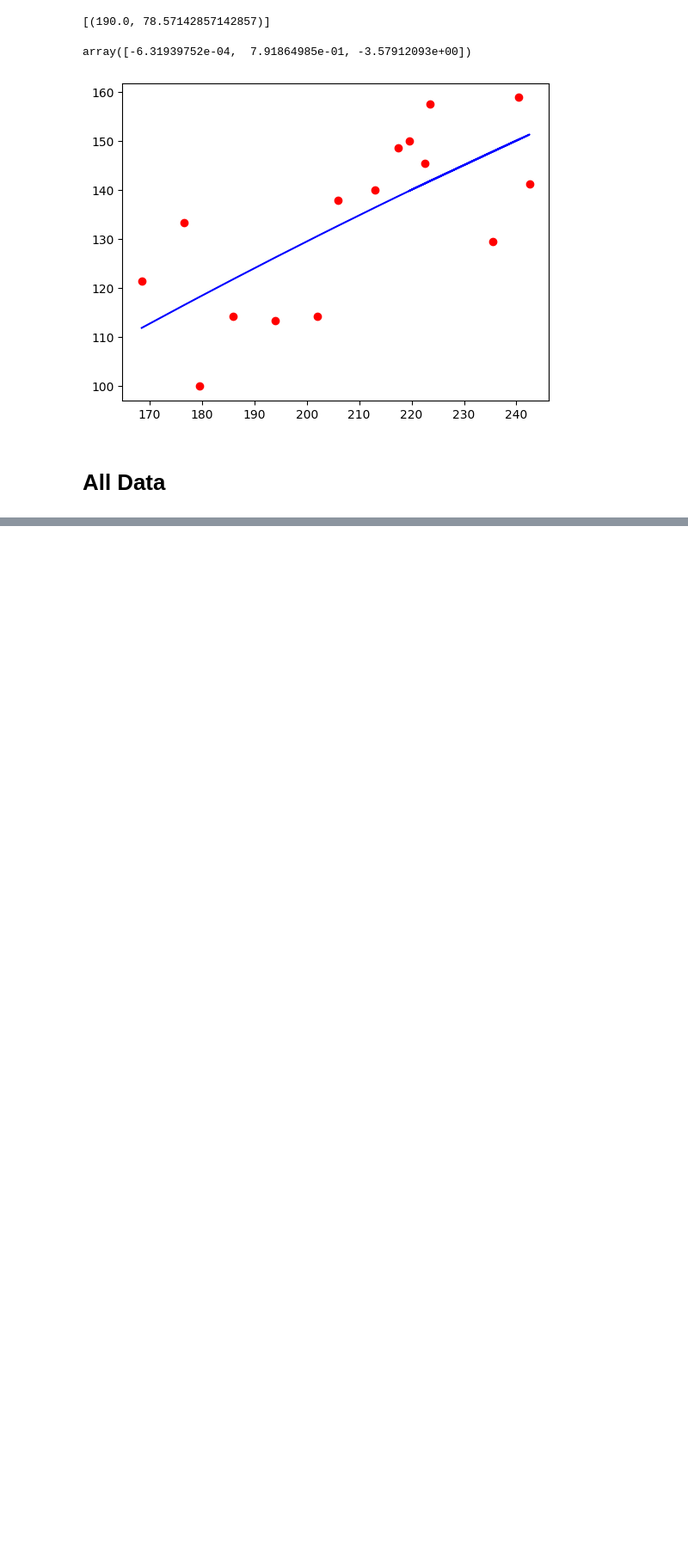
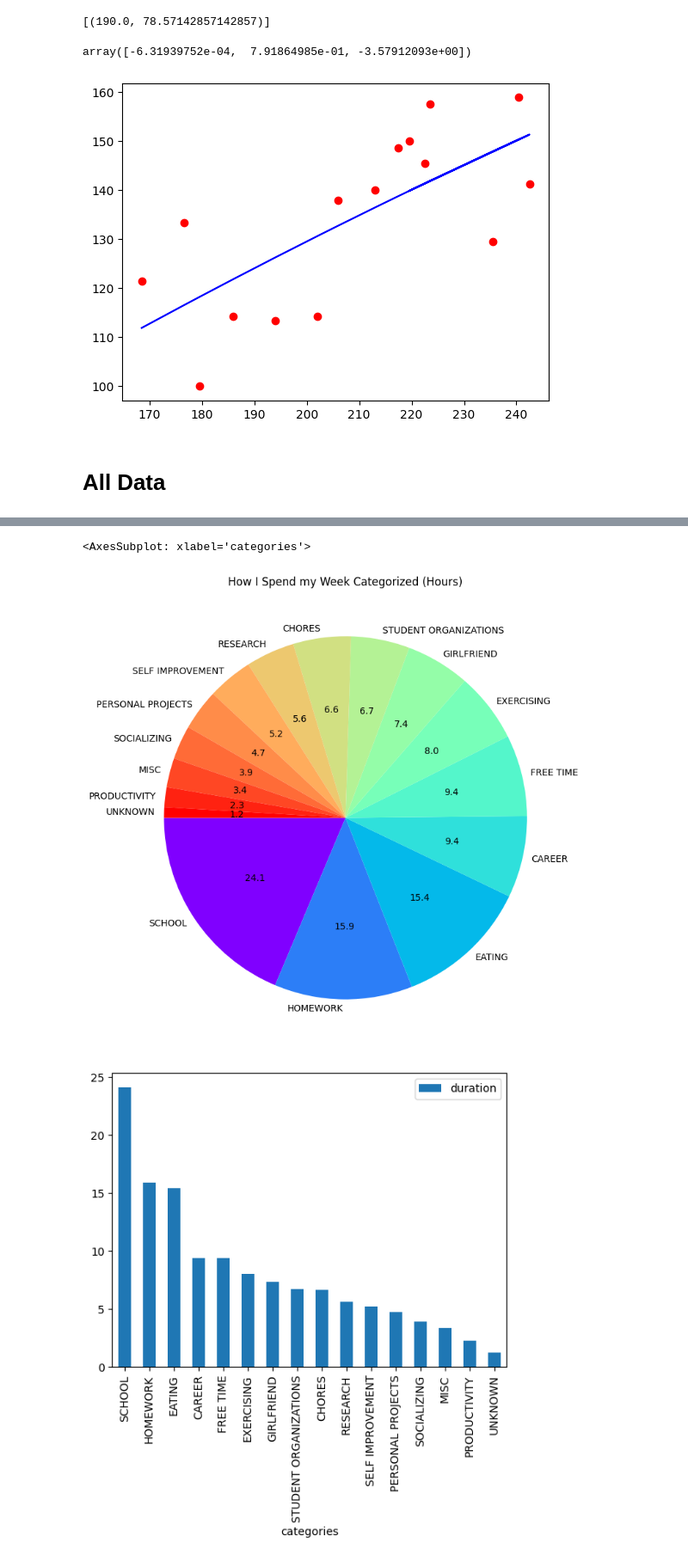
Before and after one commit to MattHandzel/HealthDataAnalysis, a Jupyter notebook: main.ipynb, the cells around one changed output, grey strips where cells are left out. Shown at 86% size. Cells and saved outputs as stored; diff of their text form; code cells hidden in the pictures; blank space fills up the shorter version.

Commit message:
added calendar time tracking functionality

```diff
--- a/main.ipynb
+++ b/main.ipynb
@@ -933,0 +1177,44 @@ array([-6.31939752e-04,  7.91864985e-01, -3.57912093e+00])
+# %%
+events["categories"] = [previous_map[event] if event in previous_map else "UNKNOWN" for event in events["name"]]
+
+# i dont go to cs 225 lecture lol
+def remove_events_with_following_names(dataframe, names):
+  return dataframe[~dataframe["name"].isin(names)]
+
+events = remove_events_with_following_names(events, ["data structures", "night routine & falling asleep", "home", "home :)"])
+
+# filter out the events that are misc or unknown or eating or chores
+
+# events.drop(events[events["categories"] == "UNKNOWN"].index, inplace=True)
+# events.drop(events[events["categories"] == "MISC"].index, inplace=True)
+# events.drop(events[events["categories"] == "EATING"].index, inplace=True)
+# events.drop(events[events["categories"] == "CHORES"].index, inplace=True)
+# events.drop(events[events["categories"] == "PRODUCTIVITY"].index, inplace=True)
+
+# Create a pie chart for how much of each category i spend my time on using the duration
+# %%
+summation = sum_df_by_variable(events, "categories", "duration", "sum")
+summation /= 7
+summation.sort_values(by="duration", ascending=False, inplace=True)
+def autopct_format(values):
+    def my_format(pct):
+        total = sum(values)
+        val = round((pct*total/10.0)) / 10
+        return '{v:2}'.format(v=val) if pct > 0 else ''
+    return my_format
+
+values = summation['duration']
+
+colors = plt.cm.rainbow(np.linspace(0, 1, len(summation)) ** (1/1.5))
+title = "How I Spend my Week Categorized (Hours)"
+# Plot the pie chart with a legend
+ax = summation.plot.pie(y='duration', figsize=(9, 9), autopct=autopct_format(values), startangle=180, colors=colors, legend=False, title=title, labeldistance=1.05)
+# ax.legend(loc='center left', bbox_to_anchor=(1.0, 0.5))
+ax.set_ylabel('')
+savefig(title, type_="pie")
+# plot a stacked bargraph
+summation.plot.bar(stacked=True)
+# %% [output]
+<AxesSubplot: xlabel='categories'>
+[figure, added]
+[figure, added]
```
Also changed, not shown: parts of 8 cells of this notebook, 3 other files.
